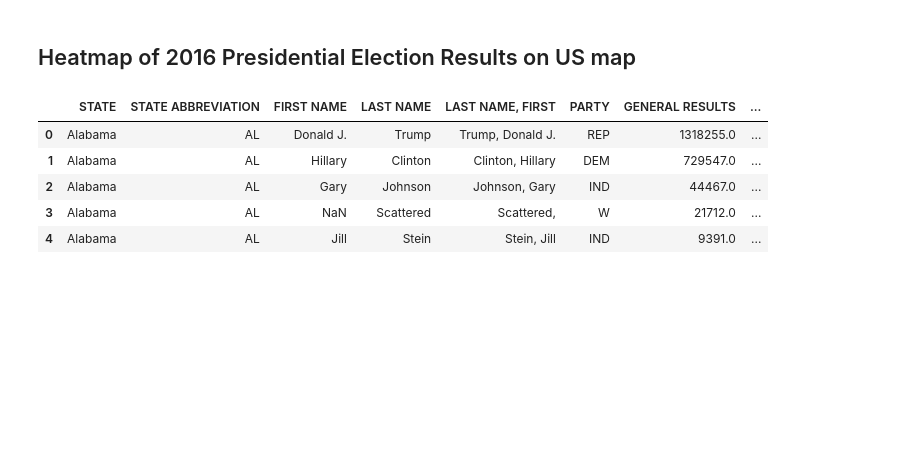
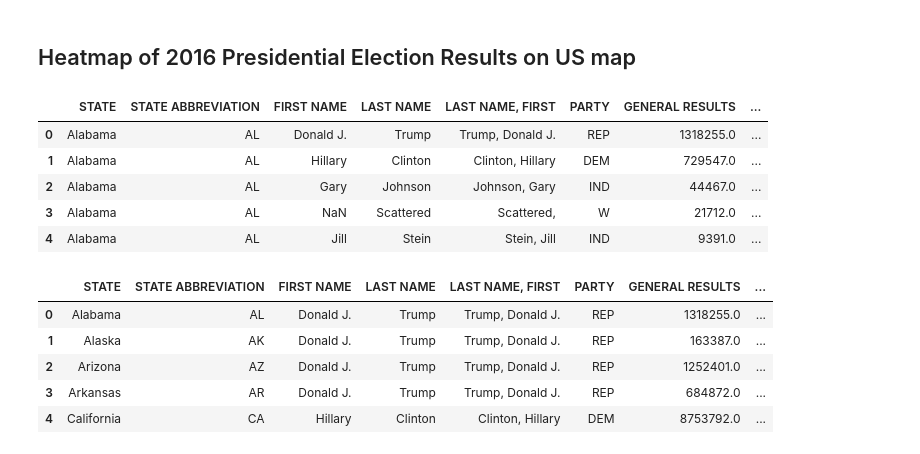
Before and after one commit to SandraLeriche/us-elections, a Jupyter notebook: Python_scripts/2016vs2020_US_heatmap.ipynb, the cells around one changed output. Cells and saved outputs as stored; diff of their text form; code cells hidden in the pictures; blank space fills up the shorter version.

```diff
--- a/Python_scripts/2016vs2020_US_heatmap.ipynb
+++ b/Python_scripts/2016vs2020_US_heatmap.ipynb
@@ -191,3 +171,13 @@ pr.head()
 | 2 | Alabama | AL | Gary | Johnson | Johnson, Gary | IND | 44467.0 | ... |
 | 3 | Alabama | AL | NaN | Scattered | Scattered, | W | 21712.0 | ... |
 | 4 | Alabama | AL | Jill | Stein | Stein, Jill | IND | 9391.0 | ... |
+# %%
+p_res = pr.loc[pr['WINNER INDICATOR']=='W'].reset_index(drop=True)
+p_res.head()
+# %% [output]
+|  | STATE | STATE ABBREVIATION | FIRST NAME | LAST NAME | LAST NAME, FIRST | PARTY | GENERAL RESULTS | ... |
+| 0 | Alabama | AL | Donald J. | Trump | Trump, Donald J. | REP | 1318255.0 | ... |
+| 1 | Alaska | AK | Donald J. | Trump | Trump, Donald J. | REP | 163387.0 | ... |
+| 2 | Arizona | AZ | Donald J. | Trump | Trump, Donald J. | REP | 1252401.0 | ... |
+| 3 | Arkansas | AR | Donald J. | Trump | Trump, Donald J. | REP | 684872.0 | ... |
+| 4 | California | CA | Hillary | Clinton | Clinton, Hillary | DEM | 8753792.0 | ... |
```
Also changed, not shown: parts of 6 cells of this notebook.
